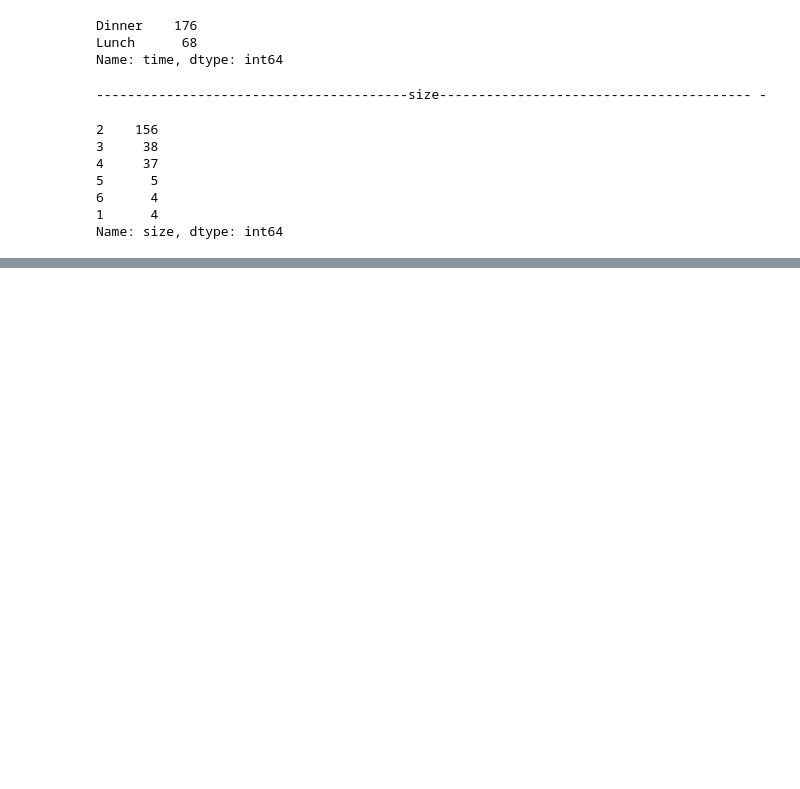
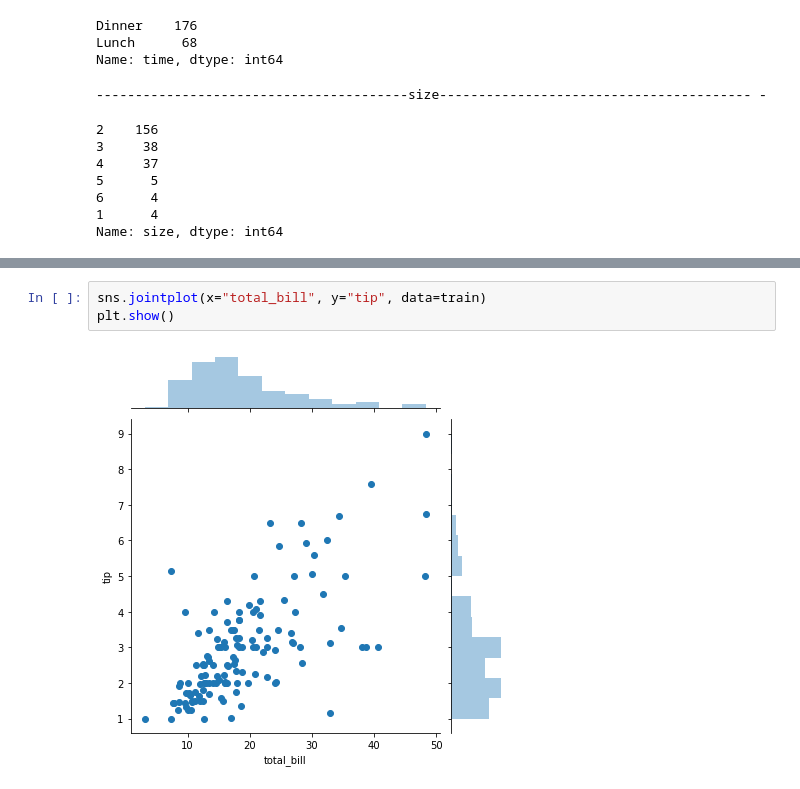
Before and after one commit to CSolitaire/clustering-exercises, a Jupyter notebook: explore_tips.ipynb, the cells around one changed output, grey strips where cells are left out. Saved outputs shown, nothing was run; the diff lists cells and outputs as text; blank space fills up the shorter version.

```diff
--- a/explore_tips.ipynb
+++ b/explore_tips.ipynb
@@ -216,0 +271,5 @@ plot_variable_pairs(train)
+# %%
+sns.jointplot(x="total_bill", y="tip", data=train)
+plt.show()
+# %% [output]
+[figure, added]
```
Also changed, not shown: parts of 28 cells of this notebook, 1 other file.
